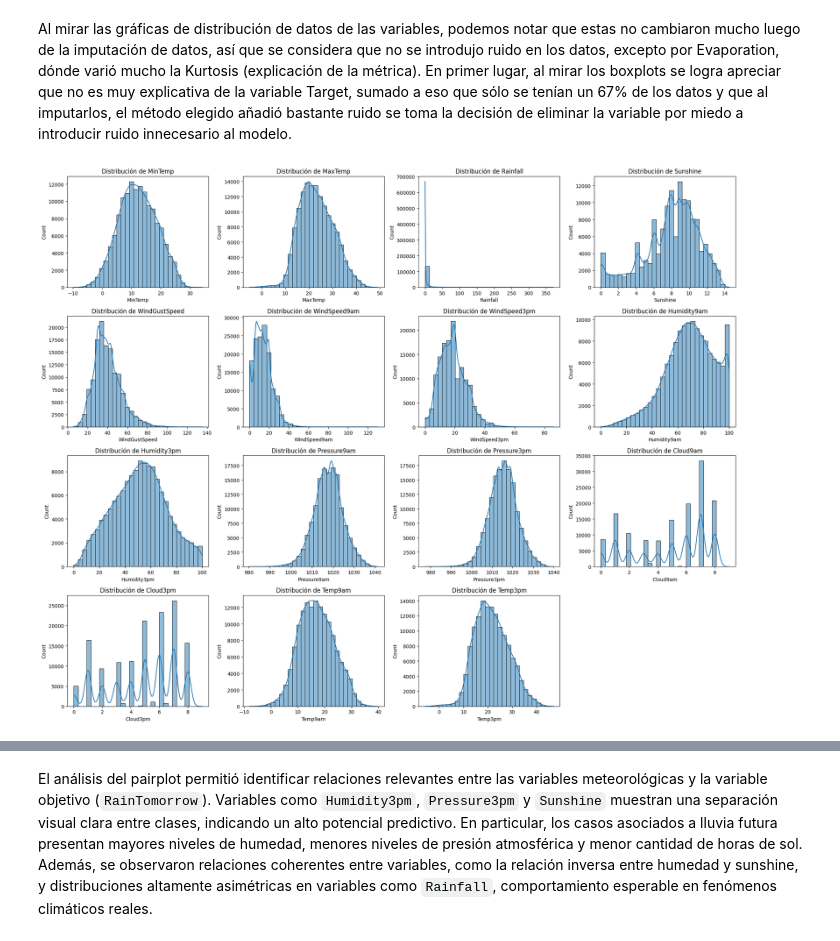
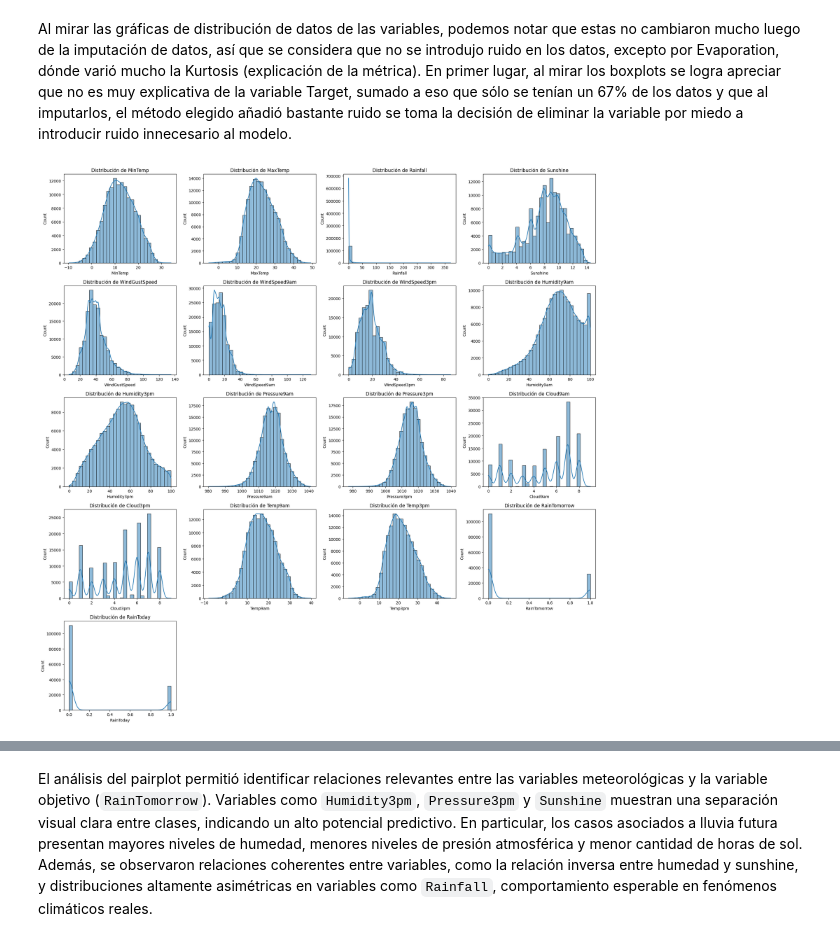
Before and after one commit to SebMun33/AA1-TUIA-Munoz-Onyskiw-Calenta, a Jupyter notebook: Trabajo_2_MOC.ipynb, the cells around one changed output, grey strips where cells are left out. Saved outputs shown, nothing was run; the diff lists cells and outputs as text; code cells hidden in the pictures.

```diff
--- a/Trabajo_2_MOC.ipynb
+++ b/Trabajo_2_MOC.ipynb
@@ -581,7 +599,6 @@ ANÁLISIS DE NaN -> Sunshine
 # %% [markdown]
 Se nota que hay ciudades que no tienen datos de algunas de las variables con muchos NaN, asumimos que es porque no tienen los sensores para hacerlo. Se procede a imputar los NaN usando de referencia los datos del mismo lugar en el mismo mes para los casos dónde los NaN son esporadicos, y en los casos dónde el dato no fué tomado será imputado promediando el valor del dato en los observatorios vecinos.
 # %%
-import re
 geolocator = Nominatim(user_agent="weatherAUS_imputation")
 geocode = RateLimiter(geolocator.geocode, min_delay_seconds=1)
 
@@ -590,7 +607,7 @@ coords = []
 lugares = df["Location"].unique().tolist()
 
 for loc in lugares:
-
+    query = loc
     query = query.replace("Airport", " Airport")
     query = re.sub(r'(?<!^)(?=[A-Z])', ' ', loc)
     query = query.replace(" R A A F", " RAAF")
@@ -813,8 +887,17 @@ diferencia
 # %% [markdown]
 Al mirar las gráficas de distribución de datos de las variables, podemos notar que estas no cambiaron mucho luego de la imputación de datos, así que se considera que no se introdujo ruido en los datos, excepto por Evaporation, dónde varió mucho la Kurtosis (explicación de la métrica).
 En primer lugar, al mirar los boxplots se logra apreciar que no es muy explicativa de la variable Target, sumado a eso que sólo se tenían un 67% de los datos y que al imputarlos, el método elegido añadió bastante ruido se toma la decisión de eliminar la variable por miedo a introducir ruido innecesario al modelo.
-# %%
-df = df.drop(columns=["Evaporation"]) # bye bye Evap
+# %%
+# Se asigna un valor binario a las variables "yes/no"
+df["RainToday"] = (
+    df["RainToday"]
+    .map({"No": 0, "Yes": 1})
+)
+
+df["RainTomorrow"] = (
+    df["RainTomorrow"]
+    .map({"No": 0, "Yes": 1})
+)
 # %%
 cols_plot = [
     'MinTemp',
@@ -826,35 +909,37 @@ cols_plot = [
     'WindSpeed3pm',
     'Humidity9am',
     'Humidity3pm',
     'Pressure9am',
     'Pressure3pm',
     'Cloud9am',
     'Cloud3pm',
     'Temp9am',
-    'Temp3pm'
+    'Temp3pm',
+    "RainTomorrow",
+    "RainToday"
 ]
 
 n_cols = 4
 n_rows = math.ceil(len(cols_plot) / n_cols)
 
 plt.figure(figsize=(20, 4 * n_rows))
 
 for i, col in enumerate(cols_plot, 1):
 
     plt.subplot(n_rows, n_cols, i)
 
     sns.histplot(
         df[col],
         kde=True,
         bins=30
     )
 
     plt.title(f"Distribución de {col}")
 
 plt.tight_layout()
 plt.show()
 # %% [output]
-[figure, old version]
+[figure, new version]
 # %%
 corr = df.corr(numeric_only=True)
 
```
Also changed, not shown: parts of 54 cells of this notebook.
